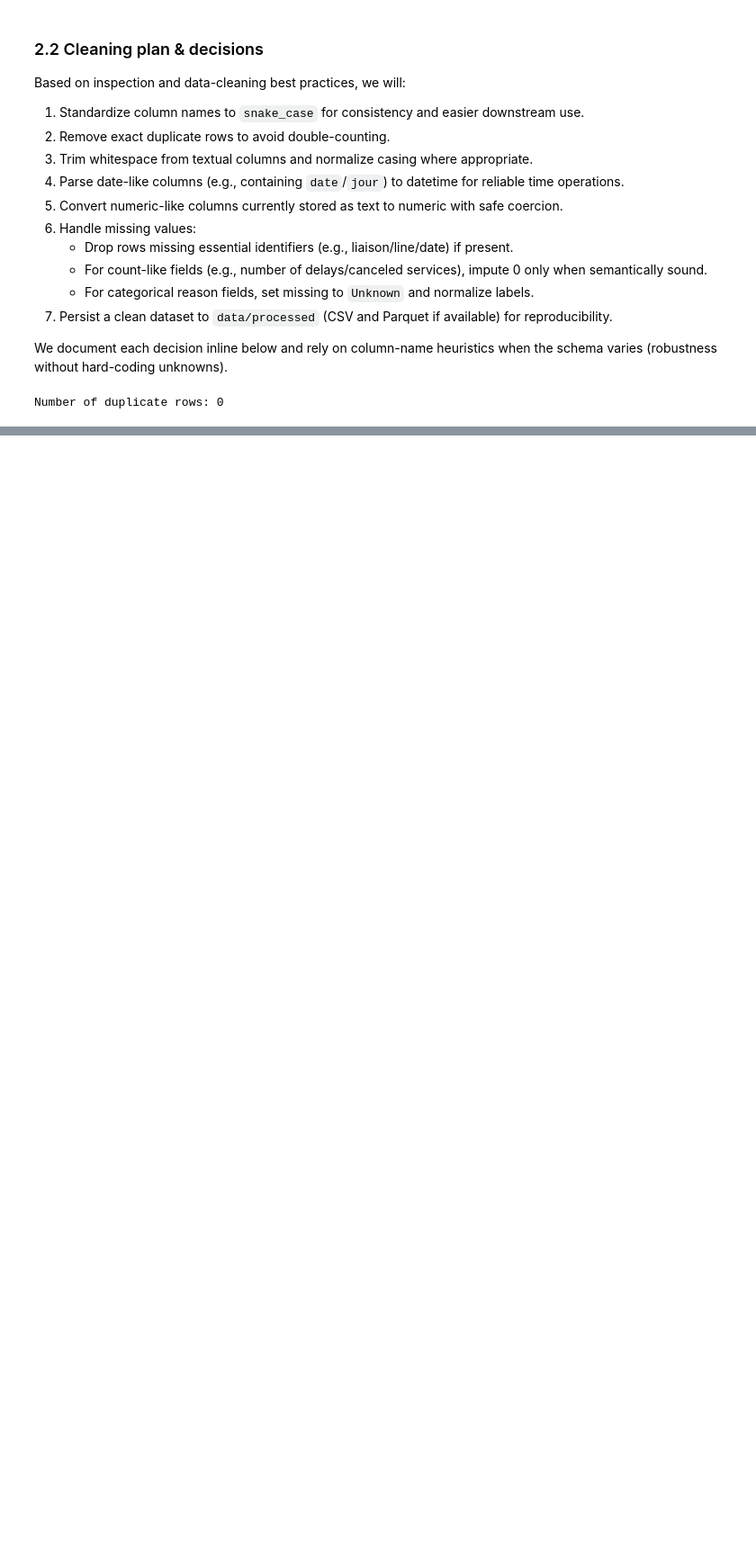
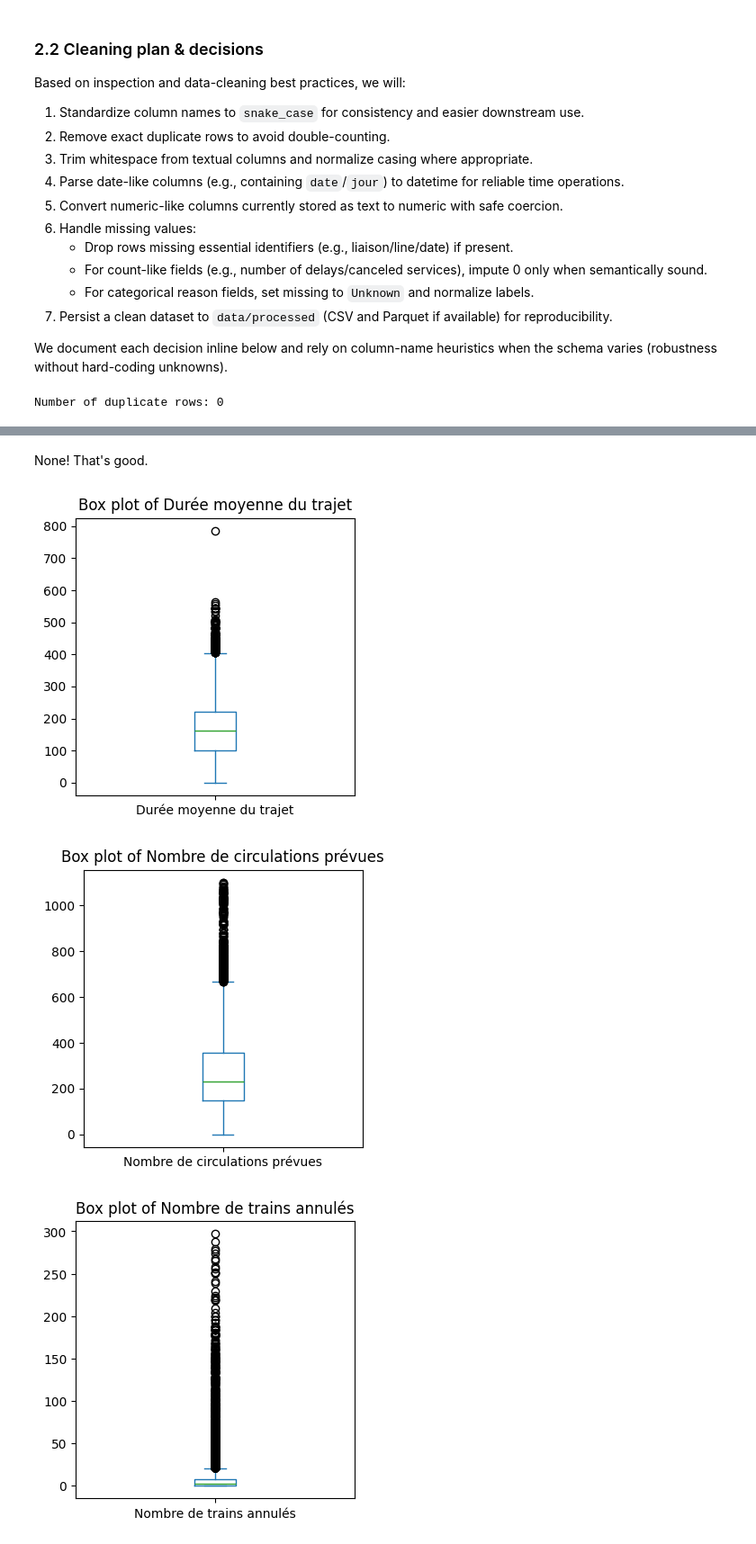
Before and after one commit to Vincksi/Data-Storage-Collection-Project, a Jupyter notebook: DataSto.ipynb, the cells around one changed output, grey strips where cells are left out. Shown: that part at 90% size. Drawn from its saved outputs; the diff is of its cells as text; code cells hidden in the pictures; blank space fills up the shorter version.

```diff
--- a/DataSto.ipynb
+++ b/DataSto.ipynb
@@ -290,0 +190,8 @@ print({
+# %%
+# checking that 'Nombre de circulations prévues' >= 'Nombre de trains annulés'
+
+invalid_rows = df_raw[df_raw['Nombre de circulations prévues'] < df_raw['Nombre de trains annulés']]
+print(f"Number of rows where the number of scheduled trains is less than the number of cancelled trains: {len(invalid_rows)}")
+
+print("Rows where the number of trains scheduled trains equals the number of cancelled trains:")
+df_raw[df_raw['Nombre de circulations prévues'] == df_raw['Nombre de trains annulés']]
@@ -290,0 +214,12 @@ print({
+# %%
+# Impute rows where 'Nombre de circulations prévues' < 'Nombre de trains annulés' with the mean of 'Nombre de circulations prévues' for trains with same 'Gare de départ' and 'Gare d'arrivée'
+for index, row in invalid_rows.iterrows():
+    mask = (df_raw['Gare de départ'] == row['Gare de départ']) & (df_raw['Gare d\'arrivée'] == row['Gare d\'arrivée']) & (df_raw.index != index)
+    mean_value = df_raw.loc[mask, 'Nombre de circulations prévues'].mean()
+    df_raw.at[index, 'Nombre de circulations prévues'] = mean_value
+
+# Verify that there are no more invalid rows
+invalid_rows_after = df_raw[df_raw['Nombre de circulations prévues'] < df_raw['Nombre de trains annulés']]
+print(f"Number of invalid rows after imputation: {len(invalid_rows_after)}")
+
+invalid_rows_after.head()
@@ -290,0 +255,8 @@ print({
+# %%
+# drop rows where 'Nombre de circulations prévues' is 0 and 'Nombre de trains annulés' > 0
+
+df_raw.drop(df_raw[(df_raw['Nombre de circulations prévues'] == 0) & (df_raw['Nombre de trains annulés'] > 0)].index, inplace=True)
+
+# checking now in the raw dataset if there are still rows where 'Nombre de circulations prévues' < 'Nombre de trains annulés'
+invalid_rows_final = df_raw[df_raw['Nombre de circulations prévues'] < df_raw['Nombre de trains annulés']]
+print(f"Number of invalid rows after dropping inconsistent data: {len(invalid_rows_final)}")
@@ -290,0 +273,20 @@ print({
+# %% [markdown]
+None! That's good.
+# %%
+# plotting box plots for numerical columns
+import matplotlib.pyplot as plt
+import seaborn as sns
+%matplotlib inline
+
+numerical_cols = df_raw.select_dtypes(include=[np.number]).columns.tolist()
+
+for col in numerical_cols:
+    # Single column
+    plt.figure(figsize=(4, 4))
+    df_raw[col].plot(kind='box')
+    plt.title(f'Box plot of {col}')
+    plt.show()
+# %% [output]
+[figure, added]
+[figure, added]
+[figure, added]
```
Also changed, not shown: parts of 27 cells of this notebook.
